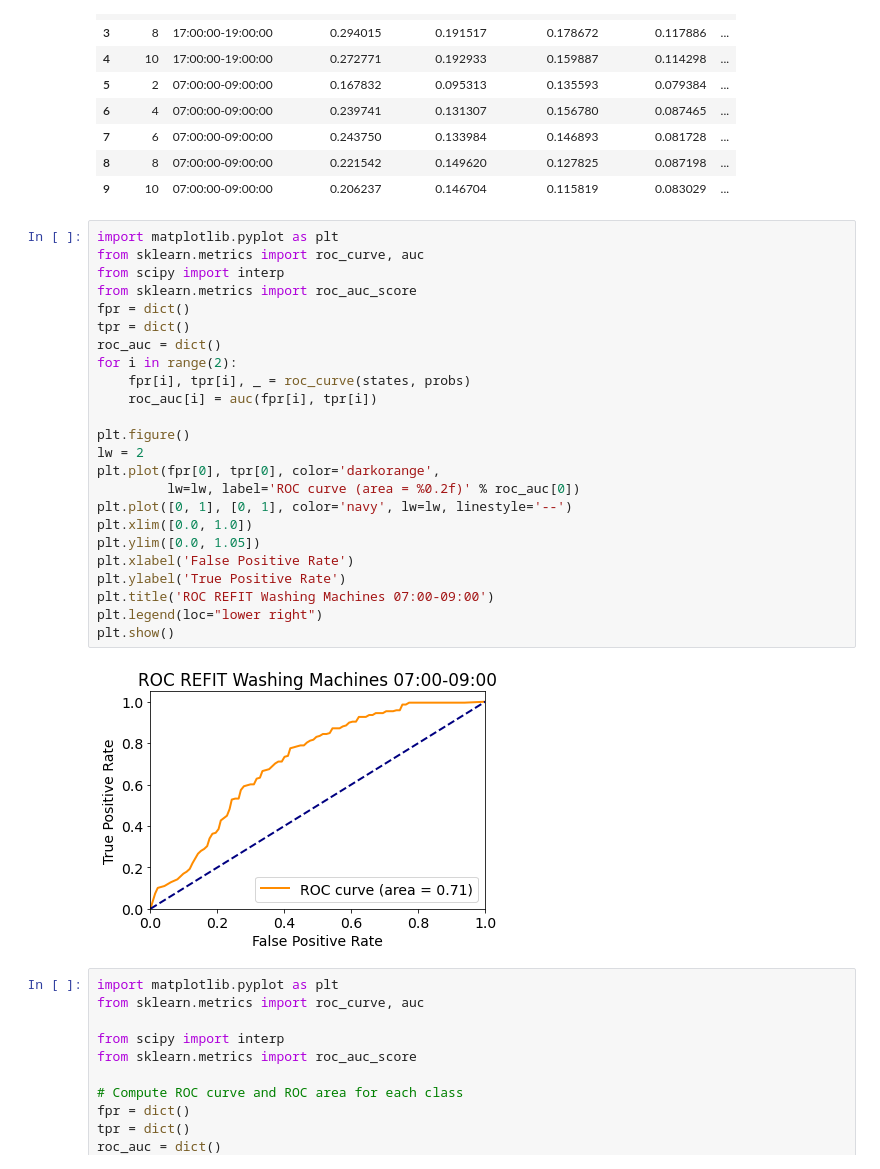
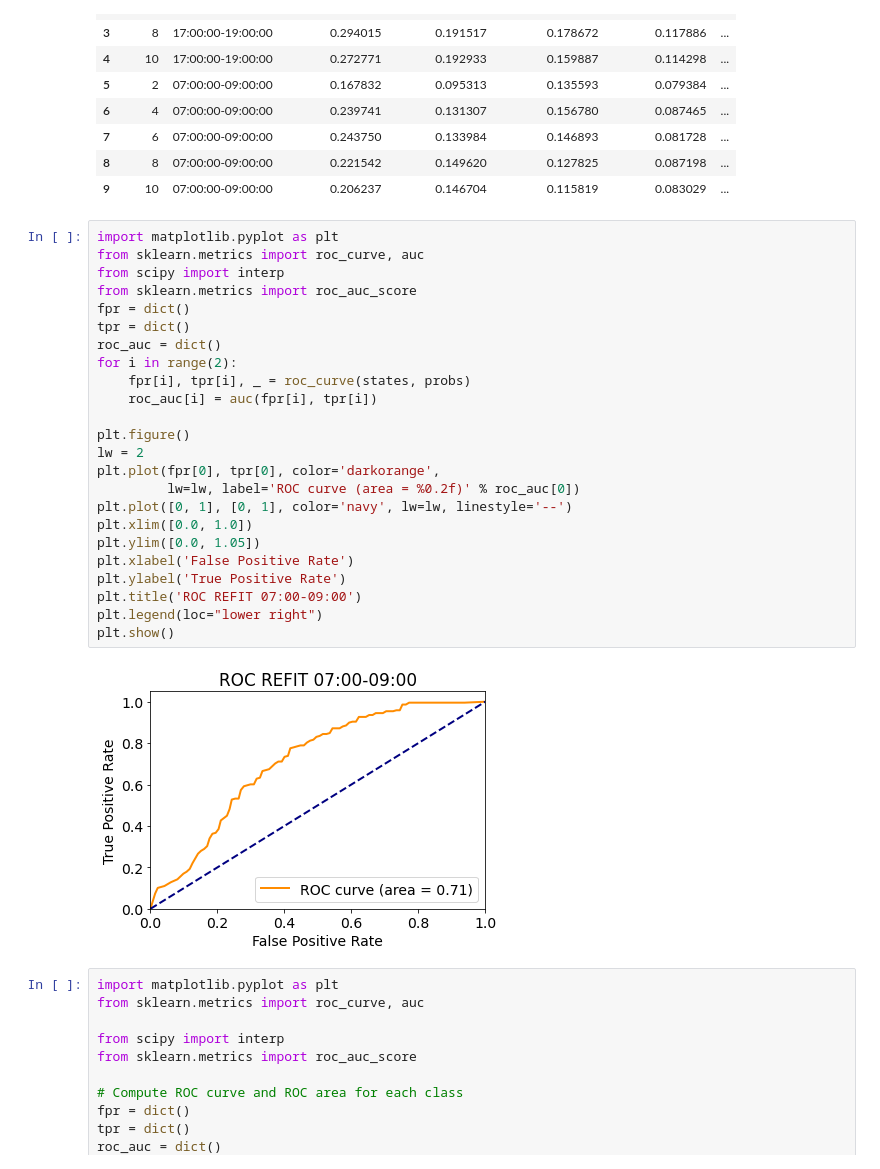
Before and after one commit to kyrcha/demand-response-alerts, a Jupyter notebook: REFIT Experiment 1 - Dish Washers.ipynb, the cells around one changed output. Drawn from its saved outputs; the diff is of its cells as text.

```diff
--- a/REFIT Experiment 1 - Dish Washers.ipynb
+++ b/REFIT Experiment 1 - Dish Washers.ipynb
@@ -259,29 +259,29 @@ final_grid_results
 # %%
 import matplotlib.pyplot as plt
 from sklearn.metrics import roc_curve, auc
 from scipy import interp
 from sklearn.metrics import roc_auc_score
 fpr = dict()
 tpr = dict()
 roc_auc = dict()
 for i in range(2):
     fpr[i], tpr[i], _ = roc_curve(states, probs)
     roc_auc[i] = auc(fpr[i], tpr[i])
 
 plt.figure()
 lw = 2
 plt.plot(fpr[0], tpr[0], color='darkorange',
          lw=lw, label='ROC curve (area = %0.2f)' % roc_auc[0])
 plt.plot([0, 1], [0, 1], color='navy', lw=lw, linestyle='--')
 plt.xlim([0.0, 1.0])
 plt.ylim([0.0, 1.05])
 plt.xlabel('False Positive Rate')
 plt.ylabel('True Positive Rate')
-plt.title('ROC REFIT Washing Machines 07:00-09:00')
+plt.title('ROC REFIT 07:00-09:00')
 plt.legend(loc="lower right")
 plt.show()
 # %% [output]
-[figure, old version]
+[figure, new version]
 # %%
 import matplotlib.pyplot as plt
 from sklearn.metrics import roc_curve, auc
```
Also changed, not shown: 11 other files.
